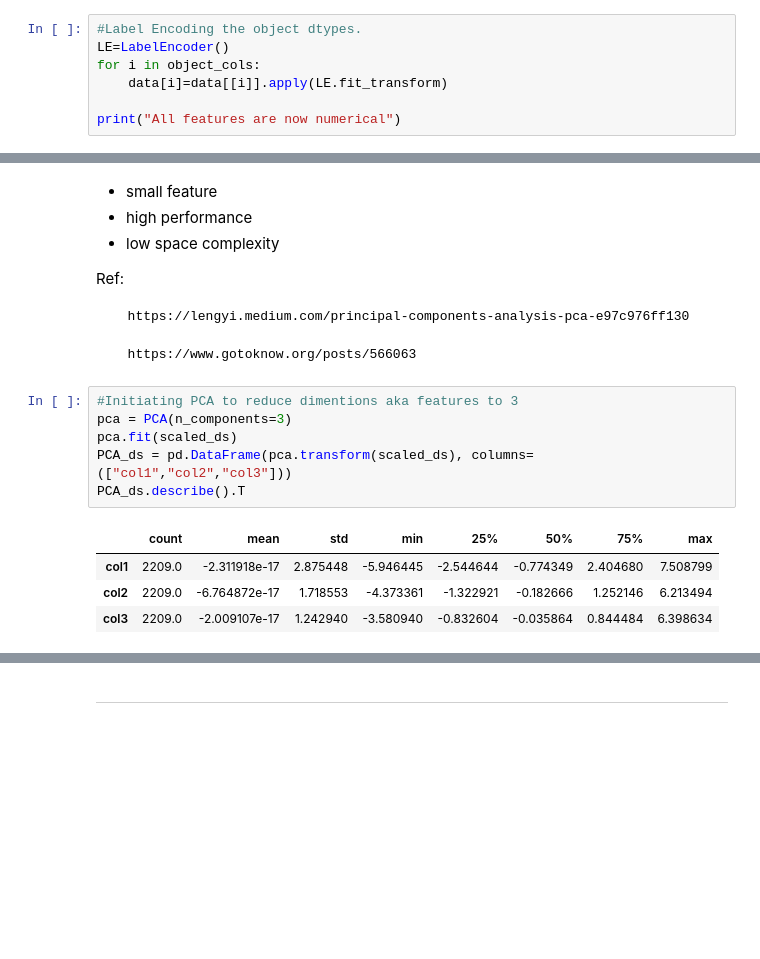
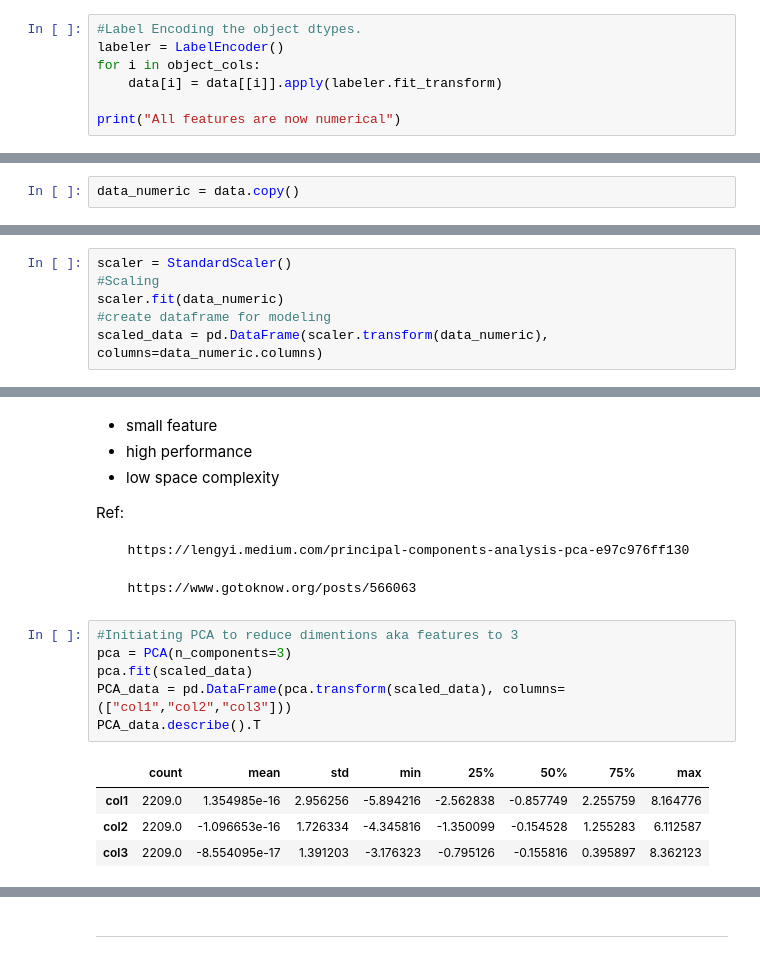
Before and after one commit to PleumjaiOfficial/Clustering-Marketing-Campaign, a Jupyter notebook: Clustering marketing campaign.ipynb, the cells around one changed output, grey strips where cells are left out. Cells and saved outputs as stored; diff of their text form; blank space fills up the shorter version.

```diff
--- a/Clustering marketing campaign.ipynb
+++ b/Clustering marketing campaign.ipynb
@@ -492,8 +496,8 @@ Categorical variables in the dataset: ['Education', 'Relationship']
 # %%
 #Label Encoding the object dtypes.
-LE=LabelEncoder()
+labeler = LabelEncoder()
 for i in object_cols:
-    data[i]=data[[i]].apply(LE.fit_transform)
+    data[i] = data[[i]].apply(labeler.fit_transform)
 
 print("All features are now numerical")
 # %% [output]
@@ -513,0 +507,2 @@ All features are now scaled
+# %%
+data_numeric = data.copy()
@@ -514,3 +550,9 @@ All features are now scaled
+# %%
+scaler = StandardScaler()
+#Scaling
+scaler.fit(data_numeric)
+#create dataframe for modeling
+scaled_data = pd.DataFrame(scaler.transform(data_numeric), columns=data_numeric.columns)
 # %%
 #Scaled data to be used for reducing the dimensionality
 print("Dataframe to be used for further modelling:")
@@ -549,11 +593,11 @@ Ref:
 # %%
 #Initiating PCA to reduce dimentions aka features to 3
 pca = PCA(n_components=3)
-pca.fit(scaled_ds)
-PCA_ds = pd.DataFrame(pca.transform(scaled_ds), columns=(["col1","col2","col3"]))
-PCA_ds.describe().T
+pca.fit(scaled_data)
+PCA_data = pd.DataFrame(pca.transform(scaled_data), columns=(["col1","col2","col3"]))
+PCA_data.describe().T
 # %% [output]
 |  | count | mean | std | min | 25% | 50% | 75% | max |
-| col1 | 2209.0 | -2.311918e-17 | 2.875448 | -5.946445 | -2.544644 | -0.774349 | 2.404680 | 7.508799 |
-| col2 | 2209.0 | -6.764872e-17 | 1.718553 | -4.373361 | -1.322921 | -0.182666 | 1.252146 | 6.213494 |
-| col3 | 2209.0 | -2.009107e-17 | 1.242940 | -3.580940 | -0.832604 | -0.035864 | 0.844484 | 6.398634 |
+| col1 | 2209.0 | 1.354985e-16 | 2.956256 | -5.894216 | -2.562838 | -0.857749 | 2.255759 | 8.164776 |
+| col2 | 2209.0 | -1.096653e-16 | 1.726334 | -4.345816 | -1.350099 | -0.154528 | 1.255283 | 6.112587 |
+| col3 | 2209.0 | -8.554095e-17 | 1.391203 | -3.176323 | -0.795126 | -0.155816 | 0.395897 | 8.362123 |
```
Also changed, not shown: parts of 61 cells of this notebook.
